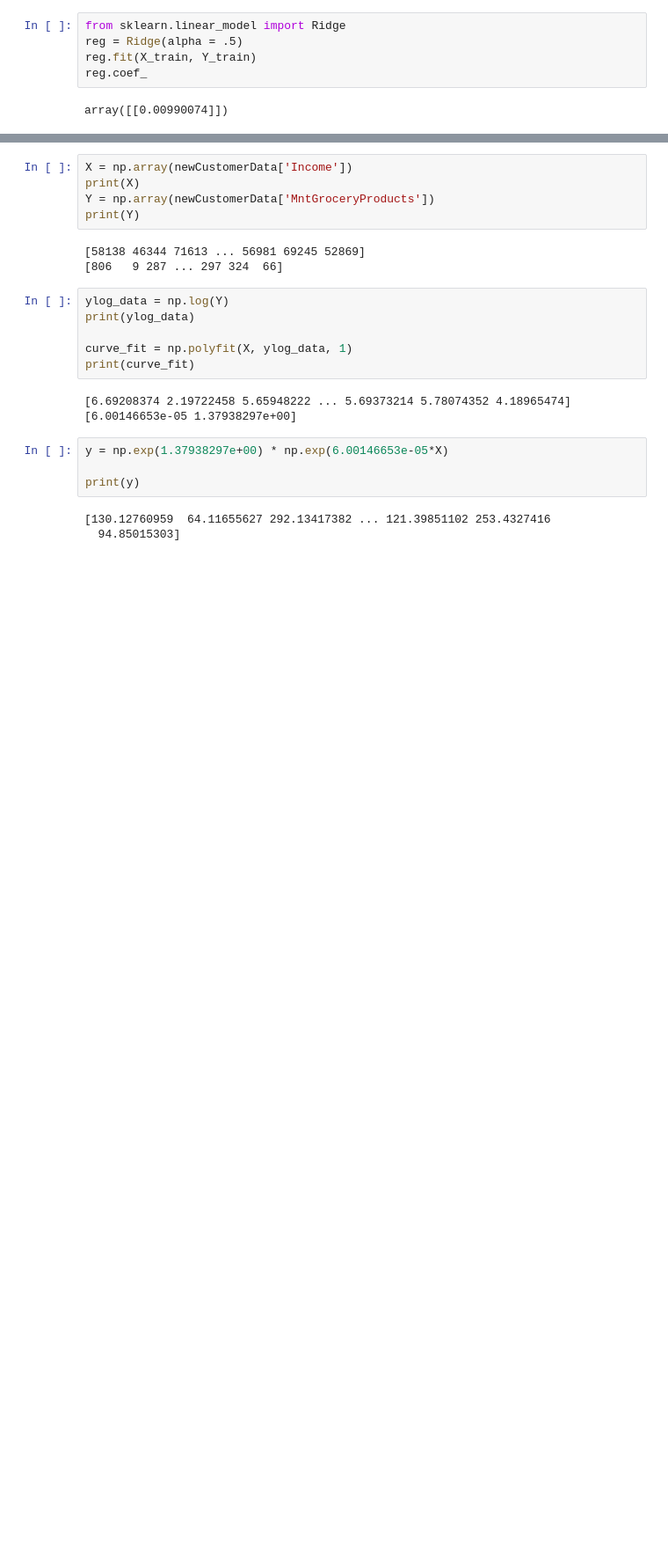
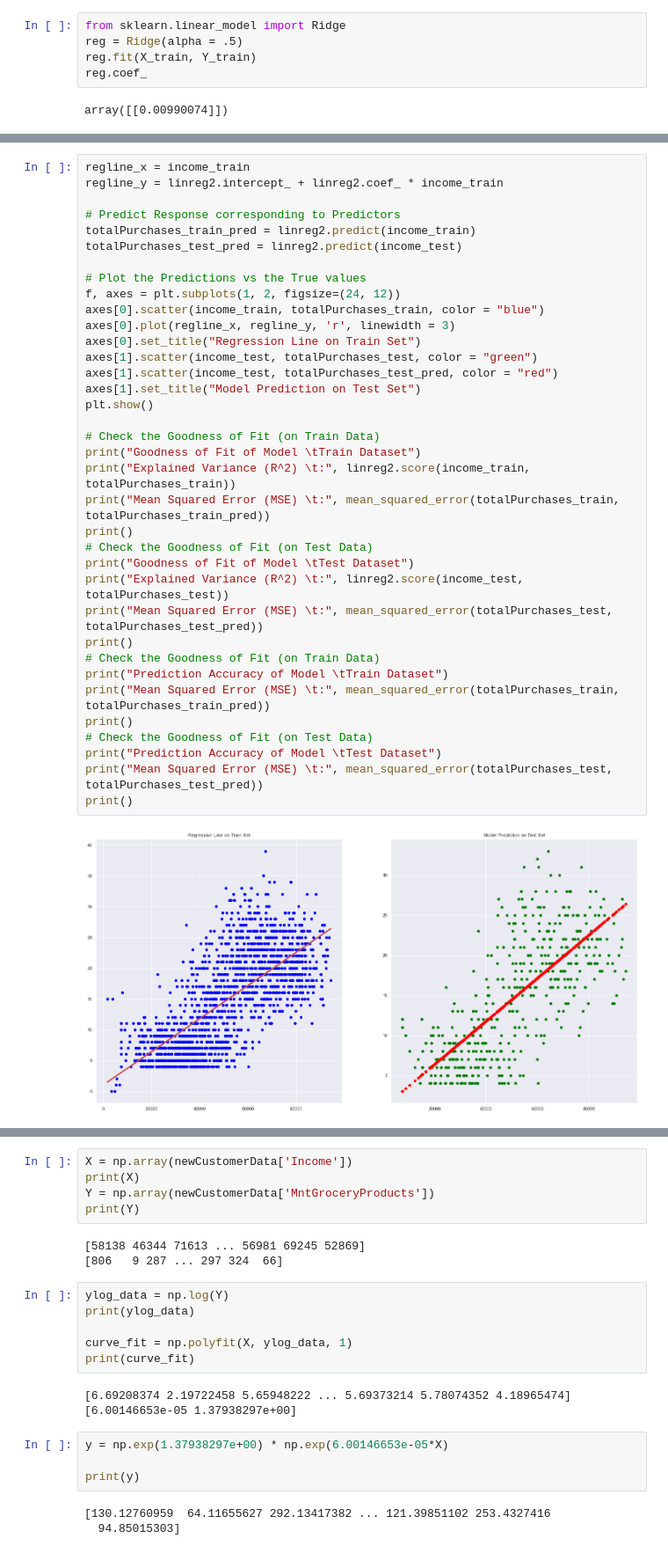
Before and after one commit to BoonHianLim/SC1015-Customer-Personality-Analysis, a Jupyter notebook: Data-machine-learning-Draft.ipynb, the cells around one changed output, grey strips where cells are left out. Shown at 88% size. Saved outputs shown, nothing was run; the diff lists cells and outputs as text; blank space fills up the shorter version.

```diff
--- a/Data-machine-learning-Draft.ipynb
+++ b/Data-machine-learning-Draft.ipynb
@@ -217,0 +241,38 @@ Mean Squared Error (MSE)        : 41587.559174737675
+# %%
+regline_x = income_train
+regline_y = linreg2.intercept_ + linreg2.coef_ * income_train
+
+# Predict Response corresponding to Predictors
+totalPurchases_train_pred = linreg2.predict(income_train)
+totalPurchases_test_pred = linreg2.predict(income_test)
+
+# Plot the Predictions vs the True values
+f, axes = plt.subplots(1, 2, figsize=(24, 12))
+axes[0].scatter(income_train, totalPurchases_train, color = "blue")
+axes[0].plot(regline_x, regline_y, 'r', linewidth = 3)
+axes[0].set_title("Regression Line on Train Set")
+axes[1].scatter(income_test, totalPurchases_test, color = "green")
+axes[1].scatter(income_test, totalPurchases_test_pred, color = "red")
+axes[1].set_title("Model Prediction on Test Set")
+plt.show()
+
+# Check the Goodness of Fit (on Train Data)
+print("Goodness of Fit of Model \tTrain Dataset")
+print("Explained Variance (R^2) \t:", linreg2.score(income_train, totalPurchases_train))
+print("Mean Squared Error (MSE) \t:", mean_squared_error(totalPurchases_train, totalPurchases_train_pred))
+print()
+# Check the Goodness of Fit (on Test Data)
+print("Goodness of Fit of Model \tTest Dataset")
+print("Explained Variance (R^2) \t:", linreg2.score(income_test, totalPurchases_test))
+print("Mean Squared Error (MSE) \t:", mean_squared_error(totalPurchases_test, totalPurchases_test_pred))
+print()
+# Check the Goodness of Fit (on Train Data)
+print("Prediction Accuracy of Model \tTrain Dataset")
+print("Mean Squared Error (MSE) \t:", mean_squared_error(totalPurchases_train, totalPurchases_train_pred))
+print()
+# Check the Goodness of Fit (on Test Data)
+print("Prediction Accuracy of Model \tTest Dataset")
+print("Mean Squared Error (MSE) \t:", mean_squared_error(totalPurchases_test, totalPurchases_test_pred))
+print()
+# %% [output]
+[figure, added]
```
Also changed, not shown: parts of 19 cells of this notebook.
